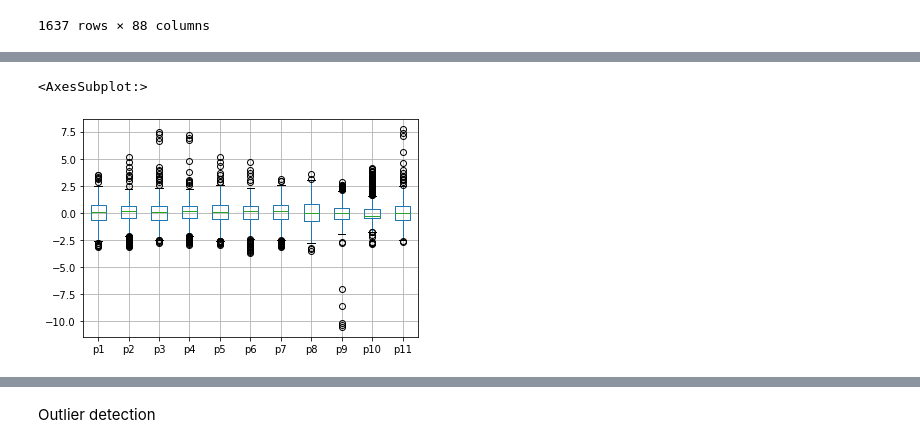
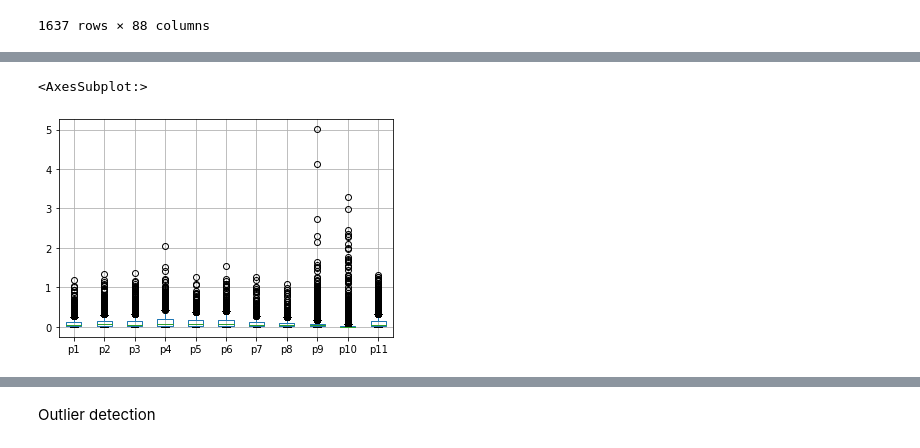
Before and after one commit to Ziqing-WU/AML-Outlier-BE, a Jupyter notebook: BE-zq.ipynb, the cells around one changed output, grey strips where cells are left out. Cells and saved outputs as stored; diff of their text form; code cells hidden in the pictures.

Commit message:
add visualization

```diff
--- a/BE-zq.ipynb
+++ b/BE-zq.ipynb
@@ -46,8 +72,8 @@ dataset.groupby(["day_cycle_window"]).describe()
 | 4_4_99 | 100.0 | -0.498456 | 0.015669 | -0.519841 | -0.514470 | -0.498989 | -0.488405 | -0.465499 | 100.0 | 0.093287 | ... |
 1637 rows × 88 columns
 # %%
-mean_per_window = dataset.groupby(["day_cycle_window"]).mean()
-mean_per_window.head()
+mad_per_window = dataset.groupby(["day_cycle_window"]).mad()
+mad_per_window.head()
 # %% [output]
 |  | p1 | p2 | p3 | p4 | p5 | p6 | p7 | p8 | p9 | p10 | ... |
 | day_cycle_window |  |  |  |  |  |  |  |  |  |  | ... |
@@ -59,8 +85,8 @@ mean_per_window.head()
 # %%
-mean_per_window.boxplot()
+mad_per_window.boxplot()
 # %% [output]
 <AxesSubplot:>
-[figure, old version]
+[figure, new version]
 # %%
 n_len = len(mean_per_window.index)
 p = 0.7
```
Also changed, not shown: parts of 7 cells of this notebook.
